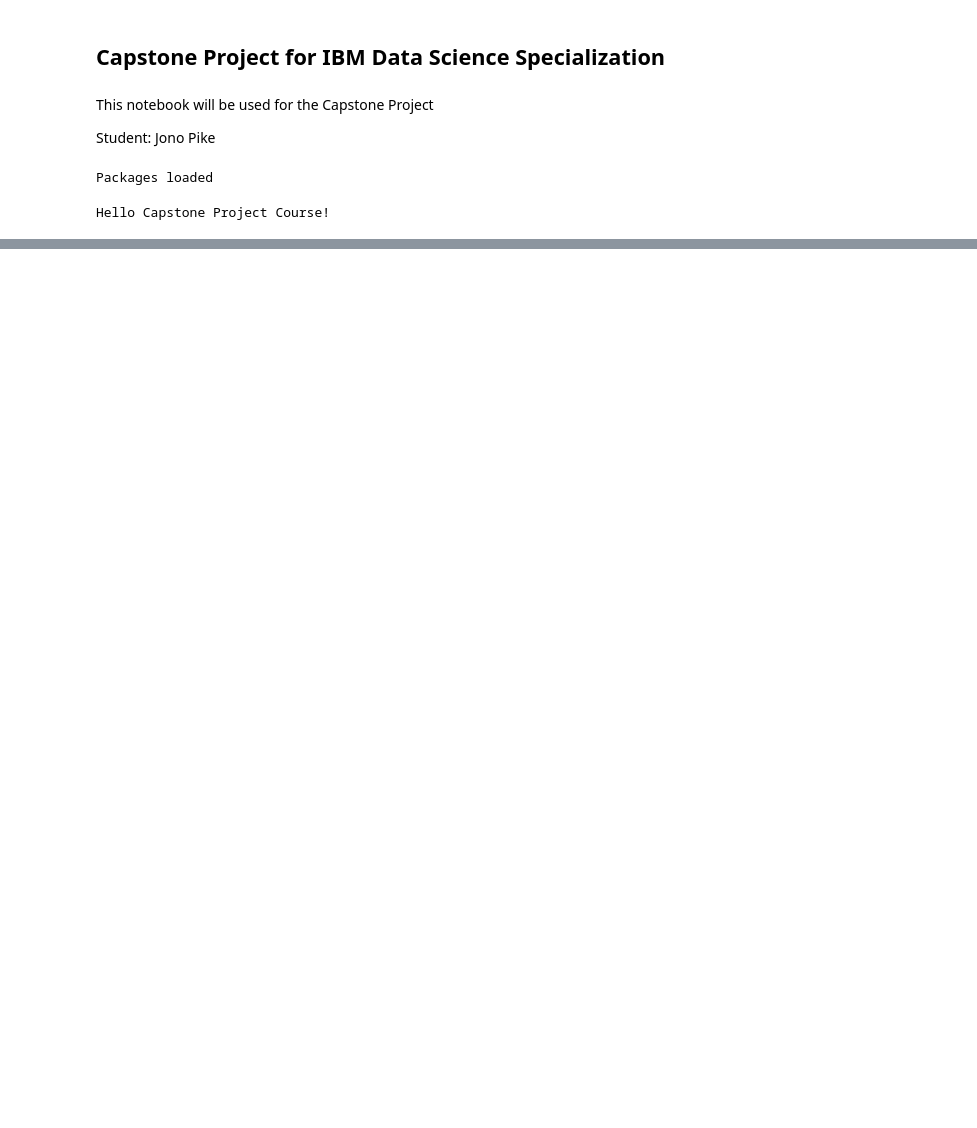
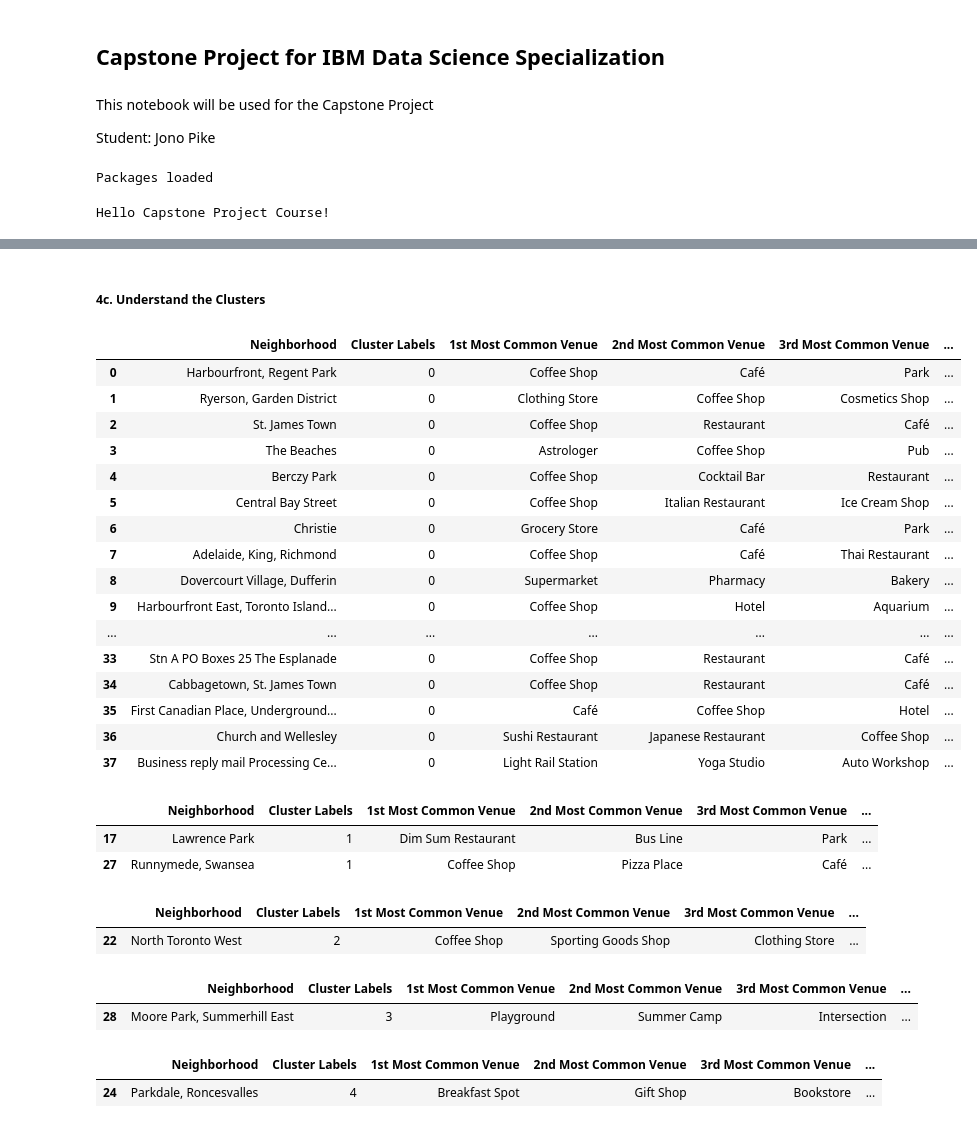
Before and after one commit to Soltis12/coursera_capstone, a Jupyter notebook: Coursera_Capstone.ipynb, the cells around one changed output, grey strips where cells are left out. Saved outputs shown, nothing was run; the diff lists cells and outputs as text; code cells hidden in the pictures; blank space fills up the shorter version.

```diff
--- a/Coursera_Capstone.ipynb
+++ b/Coursera_Capstone.ipynb
@@ -18,0 +693,10 @@ Hello Capstone Project Course!
+# %%
+merged = Toronto_Data_Sample
+
+# add clustering labels
+merged['Cluster Labels'] = kmeans.labels_
+
+# merge toronto_grouped with toronto_data to add latitude/longitude for each neighborhood
+merged = merged.join(neighborhoods_venues_sorted.set_index('Neighborhood'), on='Neighborhood')
+
+merged.head() # check the last columns!
@@ -18,0 +739,43 @@ Hello Capstone Project Course!
+# %% [markdown]
+##### 4c. Understand the Clusters #####
+# %%
+merged.loc[merged['Cluster Labels'] == 0, merged.columns[[1] + list(range(5, merged.shape[1]))]]
+# %% [output]
+|  | Neighborhood | Cluster Labels | 1st Most Common Venue | 2nd Most Common Venue | 3rd Most Common Venue | ... |
+| 0 | Harbourfront, Regent Park | 0 | Coffee Shop | Café | Park | ... |
+| 1 | Ryerson, Garden District | 0 | Clothing Store | Coffee Shop | Cosmetics Shop | ... |
+| 2 | St. James Town | 0 | Coffee Shop | Restaurant | Café | ... |
+| 3 | The Beaches | 0 | Astrologer | Coffee Shop | Pub | ... |
+| 4 | Berczy Park | 0 | Coffee Shop | Cocktail Bar | Restaurant | ... |
+| 5 | Central Bay Street | 0 | Coffee Shop | Italian Restaurant | Ice Cream Shop | ... |
+| 6 | Christie | 0 | Grocery Store | Café | Park | ... |
+| 7 | Adelaide, King, Richmond | 0 | Coffee Shop | Café | Thai Restaurant | ... |
+| 8 | Dovercourt Village, Dufferin | 0 | Supermarket | Pharmacy | Bakery | ... |
+| 9 | Harbourfront East, Toronto Island... | 0 | Coffee Shop | Hotel | Aquarium | ... |
+| ... | ... | ... | ... | ... | ... | ... |
+| 33 | Stn A PO Boxes 25 The Esplanade | 0 | Coffee Shop | Restaurant | Café | ... |
+| 34 | Cabbagetown, St. James Town | 0 | Coffee Shop | Restaurant | Café | ... |
+| 35 | First Canadian Place, Underground... | 0 | Café | Coffee Shop | Hotel | ... |
+| 36 | Church and Wellesley | 0 | Sushi Restaurant | Japanese Restaurant | Coffee Shop | ... |
+| 37 | Business reply mail Processing Ce... | 0 | Light Rail Station | Yoga Studio | Auto Workshop | ... |
+# %%
+merged.loc[merged['Cluster Labels'] == 1, merged.columns[[1] + list(range(5, merged.shape[1]))]]
+# %% [output]
+|  | Neighborhood | Cluster Labels | 1st Most Common Venue | 2nd Most Common Venue | 3rd Most Common Venue | ... |
+| 17 | Lawrence Park | 1 | Dim Sum Restaurant | Bus Line | Park | ... |
+| 27 | Runnymede, Swansea | 1 | Coffee Shop | Pizza Place | Café | ... |
+# %%
+merged.loc[merged['Cluster Labels'] == 2, merged.columns[[1] + list(range(5, merged.shape[1]))]]
+# %% [output]
+|  | Neighborhood | Cluster Labels | 1st Most Common Venue | 2nd Most Common Venue | 3rd Most Common Venue | ... |
+| 22 | North Toronto West | 2 | Coffee Shop | Sporting Goods Shop | Clothing Store | ... |
+# %%
+merged.loc[merged['Cluster Labels'] == 3, merged.columns[[1] + list(range(5, merged.shape[1]))]]
+# %% [output]
+|  | Neighborhood | Cluster Labels | 1st Most Common Venue | 2nd Most Common Venue | 3rd Most Common Venue | ... |
+| 28 | Moore Park, Summerhill East | 3 | Playground | Summer Camp | Intersection | ... |
+# %%
+merged.loc[merged['Cluster Labels'] == 4, merged.columns[[1] + list(range(5, merged.shape[1]))]]
+# %% [output]
+|  | Neighborhood | Cluster Labels | 1st Most Common Venue | 2nd Most Common Venue | 3rd Most Common Venue | ... |
+| 24 | Parkdale, Roncesvalles | 4 | Breakfast Spot | Gift Shop | Bookstore | ... |
```
Also changed, not shown: parts of 49 cells of this notebook.
